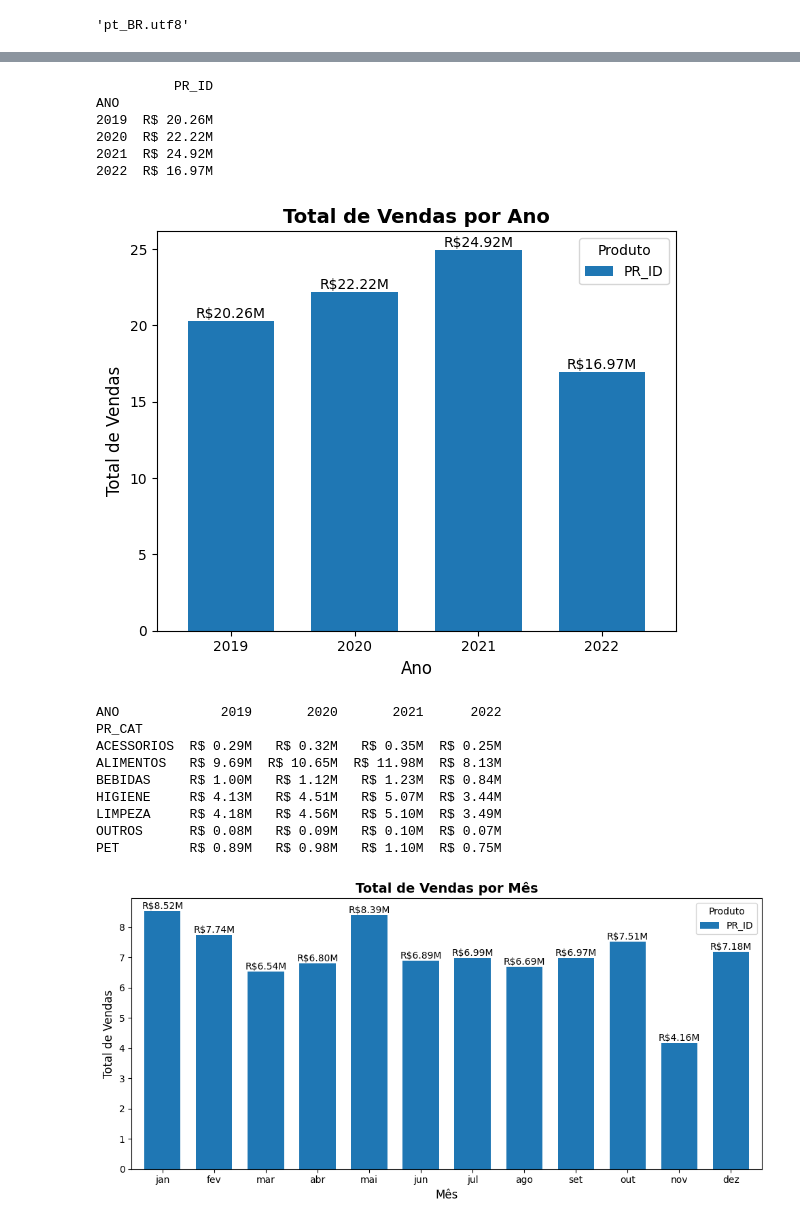
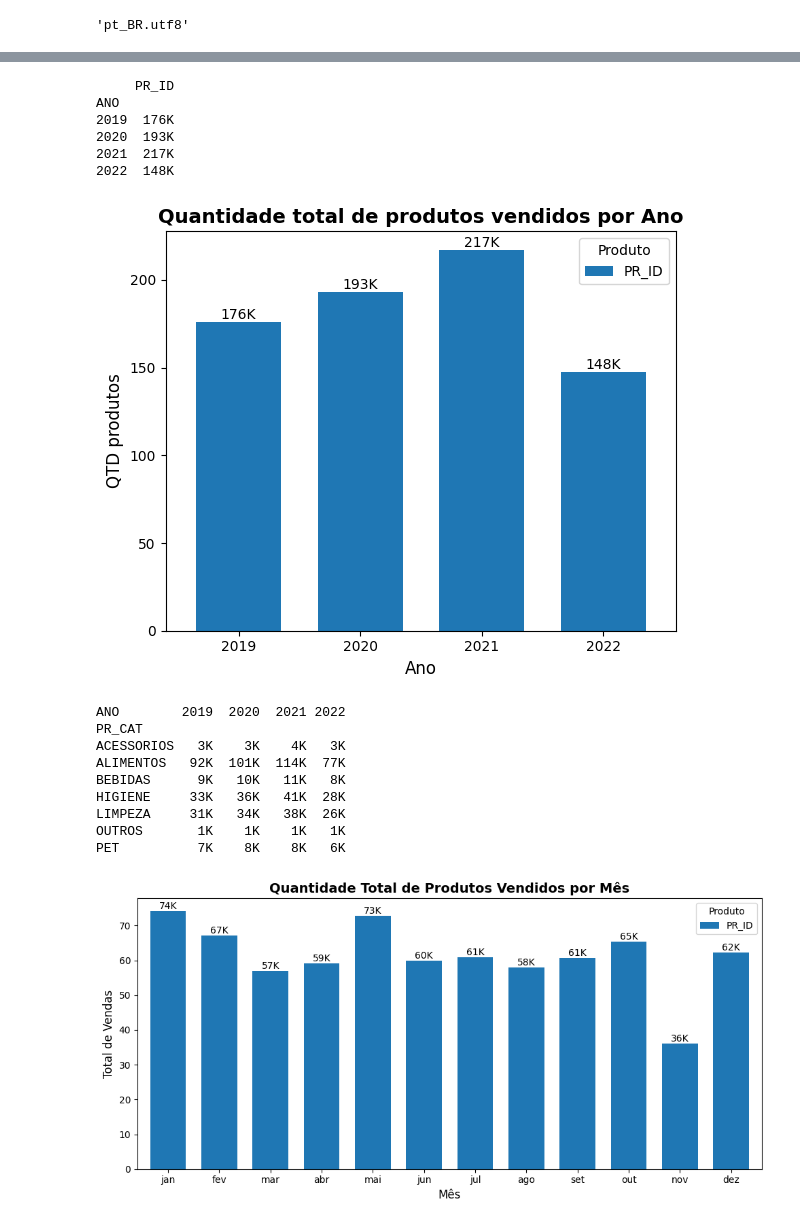
Before and after one commit to RenataFernandes-jpg/https---github.com-RenataFernandes-jpg-Miniprojeto_RenataFernandes_T2, a Jupyter notebook: Notebook/Projeto Varejo.ipynb, the cells around one changed output, grey strips where cells are left out. Drawn from its saved outputs; the diff is of its cells as text; code cells hidden in the pictures.

```diff
--- a/Notebook/Projeto Varejo.ipynb
+++ b/Notebook/Projeto Varejo.ipynb
@@ -229,19 +228,19 @@ df_var2['MES'] = df_var2['DATA_MOD'].dt.strftime('%b')
 df_var2['ANO'] = df_var2['DATA_MOD'].dt.year
 #print(df_var2.head())
 # %%
-#Analise Receita por mês
+#Analise de qtd de produtos vendidos por mês
 QTD_VEN = pd.pivot_table(
     df_var2,
     values="PR_ID",
     index="MES",
-    aggfunc="sum",
+    aggfunc="count",
     fill_value=0,
     margins=True,
     margins_name='Total Geral'
 )
 
 QTD_VEN = QTD_VEN.reindex(index=['jan', 'fev', 'mar', 'abr', 'mai', 'jun', 'jul', 'ago', 'set', 'out', 'nov', 'dez'])
-QTD_VEN = QTD_VEN / 1000000
-print(QTD_VEN.map('R$ {:,.2f}M'.format))
+QTD_VEN = QTD_VEN / 1000
+print(QTD_VEN.map('{:,.0f}K'.format))
 print()
 # %% [output]
@@ -262,86 +261,86 @@ dez  R$ 7.18M
 # %%
-#Analise Receita ao longo dos anos
+#Analise de qtd de produtos vendidos ao longo dos anos
 QTD_VEN_2 = pd.pivot_table(
     df_var2,
     values="PR_ID",
     index="ANO",
-    aggfunc="sum",
+    aggfunc="count",
     fill_value=0
 )
 
-QTD_VEN_2 = QTD_VEN_2 / 1000000
-print(QTD_VEN_2.map('R$ {:,.2f}M'.format))
+QTD_VEN_2 = QTD_VEN_2 / 1000
+print(QTD_VEN_2.map('{:,.0f}K'.format))
 print()
 # %% [output]
-          PR_ID
+     PR_ID
 ANO
-2019  R$ 20.26M
-2020  R$ 22.22M
-2021  R$ 24.92M
-2022  R$ 16.97M
+2019  176K
+2020  193K
+2021  217K
+2022  148K
 # %%
-#Gráfico de barras para a distribuição de vendas por ano
+#Gráfico de barras para a distribuição de vendas de produto por ano
 fig, ax = plt.subplots(figsize=(6, 5))
 
 grafico = QTD_VEN_2.plot(kind='bar',ax=ax, stacked=True, width=0.7)
 
 
-ax.set_title('Total de Vendas por Ano', fontsize=14, fontweight='bold')
+ax.set_title('Quantidade total de produtos vendidos por Ano', fontsize=14, fontweight='bold')
 ax.set_xlabel('Ano', fontsize=12)
-ax.set_ylabel('Total de Vendas', fontsize=12)
+ax.set_ylabel('QTD produtos', fontsize=12)
 
-ax.bar_label(ax.containers[0], label_type="edge", color='black', fmt='R${:.2f}M')
+ax.bar_label(ax.containers[0], label_type="edge", color='black', fmt='{:,.0f}K')
 if len(ax.containers) > 1:
-    ax.bar_label(ax.containers[1], label_type="edge", color='black', fmt='R${:.2f}M')
+    ax.bar_label(ax.containers[1], label_type="edge", color='black', fmt='{:,.0f}K')
 
 plt.xticks(rotation=0)
 plt.legend(title='Produto')
 plt.tight_layout()
 plt.show()
 # %% [output]
-[figure, old version]
+[figure, new version]
 # %%
-#Analise de vendas por categoria anual
+#Analise da qtd de produtos vendidos por categoria anual
 QTD_CAT_2 = pd.pivot_table(
     df_var2,
     values="PR_ID",
     columns="ANO",
     index="PR_CAT",
-    aggfunc="sum",
+    aggfunc="count",
     fill_value=0
 )
 
-QTD_CAT_2 = QTD_CAT_2 / 1000000
+QTD_CAT_2 = QTD_CAT_2 / 1000
 
-print(QTD_CAT_2.map('R$ {:,.2f}M'.format))
+print(QTD_CAT_2.map('{:,.0f}K'.format))
 # %% [output]
-ANO             2019       2020       2021      2022
+ANO        2019  2020  2021 2022
 PR_CAT
-ACESSORIOS  R$ 0.29M   R$ 0.32M   R$ 0.35M  R$ 0.25M
-ALIMENTOS   R$ 9.69M  R$ 10.65M  R$ 11.98M  R$ 8.13M
-BEBIDAS     R$ 1.00M   R$ 1.12M   R$ 1.23M  R$ 0.84M
-HIGIENE     R$ 4.13M   R$ 4.51M   R$ 5.07M  R$ 3.44M
-LIMPEZA     R$ 4.18M   R$ 4.56M   R$ 5.10M  R$ 3.49M
-OUTROS      R$ 0.08M   R$ 0.09M   R$ 0.10M  R$ 0.07M
-PET         R$ 0.89M   R$ 0.98M   R$ 1.10M  R$ 0.75M
+ACESSORIOS   3K    3K    4K   3K
+ALIMENTOS   92K  101K  114K  77K
+BEBIDAS      9K   10K   11K   8K
+HIGIENE     33K   36K   41K  28K
+LIMPEZA     31K   34K   38K  26K
+OUTROS       1K    1K    1K   1K
+PET          7K    8K    8K   6K
 # %%
-#Gráfico de barras para a distribuição de vendas por mês
+#Gráfico de barras para a distribuição de vendas de produtos por mês
 fig, ax = plt.subplots(figsize=(10, 5))
 
 grafico = QTD_VEN.plot(kind='bar',ax=ax, stacked=True, width=0.7)
 
 
-ax.set_title('Total de Vendas por Mês', fontsize=14, fontweight='bold')
+ax.set_title('Quantidade Total de Produtos Vendidos por Mês', fontsize=14, fontweight='bold')
 ax.set_xlabel('Mês', fontsize=12)
 ax.set_ylabel('Total de Vendas', fontsize=12)
 
-ax.bar_label(ax.containers[0], label_type="edge", color='black', fmt='R${:.2f}M')
+ax.bar_label(ax.containers[0], label_type="edge", color='black', fmt='{:.0f}K')
 if len(ax.containers) > 1:
-    ax.bar_label(ax.containers[1], label_type="edge", color='black', fmt='R${:.2f}M')
+    ax.bar_label(ax.containers[1], label_type="edge", color='black', fmt='{:.0f}K')
 
 plt.xticks(rotation=0)
 plt.legend(title='Produto')
 plt.tight_layout()
 plt.show()
 # %% [output]
-[figure, old version]
+[figure, new version]
```
Also changed, not shown: parts of 9 cells of this notebook.
